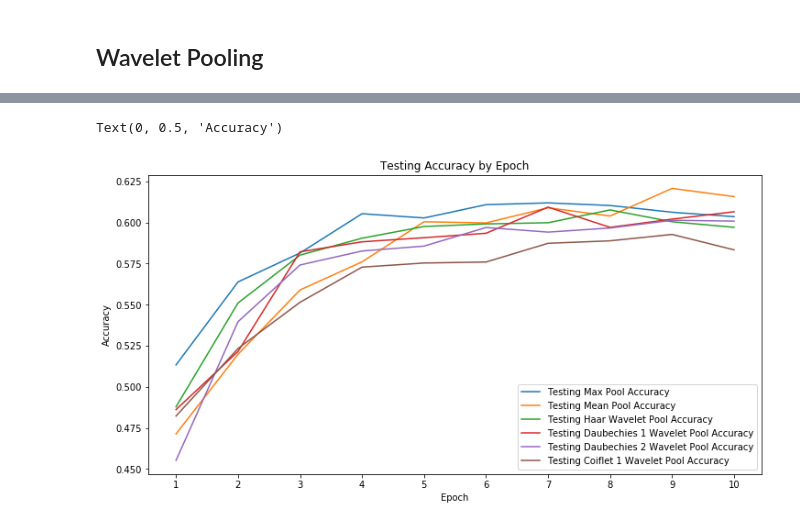
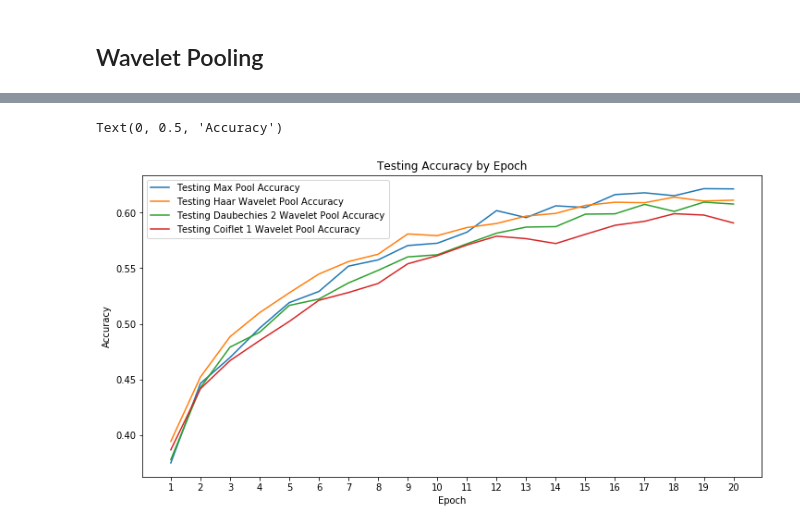
Before and after one commit to abhon/DSGA_1013_Final_Project, a Jupyter notebook: Code/Wavelet_CIFAR.ipynb, the cells around one changed output, grey strips where cells are left out. Cells and saved outputs as stored; diff of their text form; code cells hidden in the pictures.

Commit message:
Finish CIFAR accuracy tests

```diff
--- a/Code/Wavelet_CIFAR.ipynb
+++ b/Code/Wavelet_CIFAR.ipynb
@@ -267,12 +256,12 @@ meannet = MeanNet()
 train_loss = []
 run_loss = []
 test_loss = []
-test_accuracy = []
+mean_accuracy = []
 
 #loss function: Log Loss
 criterion = nn.CrossEntropyLoss()
 #stochastic gradient descent
-optimizer = optim.SGD(meannet.parameters(), lr=0.001, momentum=0.9)
+optimizer = optim.SGD(meannet.parameters(), lr=0.0001, momentum=0.9)
 
 
 for epoch in range(10):  # loop/over the dataset multiple times
@@ -323,7 +312,7 @@ for epoch in range(10):  # loop/over the dataset multiple times
 
 
 
-    test_accuracy.append(correct/ len(testloader.dataset))
+    mean_accuracy.append(correct/ len(testloader.dataset))
 
     print('Epoch %d, Training Loss:  %.3f, Testing Accuracy: %.3f' %
          (epoch + 1, training_loss / num_images, correct/ len(testloader.dataset)))
@@ -399,10 +386,10 @@ haar_accuracy = []
 #loss function: Log Loss
 criterion = nn.CrossEntropyLoss()
 #stochastic gradient descent
-optimizer = optim.SGD(Haarnet.parameters(), lr=0.001, momentum=0.9)
+optimizer = optim.SGD(Haarnet.parameters(), lr=0.0001, momentum=0.9)
 
 
-for epoch in range(10):  # loop/over the dataset multiple times
+for epoch in range(20):  # loop/over the dataset multiple times
     training_loss = 0
     running_loss = 0.0
     num_images = 0
@@ -649,10 +509,10 @@ db2_accuracy = []
 #loss function: Log Loss
 criterion = nn.CrossEntropyLoss()
 #stochastic gradient descent
-optimizer = optim.SGD(db2net.parameters(), lr=0.001, momentum=0.9)
+optimizer = optim.SGD(db2net.parameters(), lr=0.0001, momentum=0.9)
 
 
-for epoch in range(10):  # loop/over the dataset multiple times
+for epoch in range(20):  # loop/over the dataset multiple times
     training_loss = 0
     running_loss = 0.0
     num_images = 0
@@ -684,7 +544,6 @@ for epoch in range(10):  # loop/over the dataset multiple times
     testing_loss = 0
     correct = 0
 
-    correct = 0
     total = 0
     with torch.no_grad():
         for data in testloader:
@@ -776,10 +635,10 @@ coif1_accuracy = []
 #loss function: Log Loss
 criterion = nn.CrossEntropyLoss()
 #stochastic gradient descent
-optimizer = optim.SGD(coif1net.parameters(), lr=0.001, momentum=0.9)
+optimizer = optim.SGD(coif1net.parameters(), lr=0.0001, momentum=0.9)
 
 
-for epoch in range(10):  # loop/over the dataset multiple times
+for epoch in range(20):  # loop/over the dataset multiple times
     training_loss = 0
     running_loss = 0.0
     num_images = 0
@@ -810,8 +669,6 @@ for epoch in range(10):  # loop/over the dataset multiple times
 
     testing_loss = 0
     correct = 0
-
-    correct = 0
     total = 0
     with torch.no_grad():
         for data in testloader:
@@ -853,17 +710,17 @@ Epoch 10, Training Loss:  0.286, Testing Accuracy: 0.583
 Finished Training
 # %%
 plt.figure(figsize =(12,6))
-plt.plot(np.arange(1,11, step=1), max_pool_acc, label = 'Testing Max Pool Accuracy')
-plt.plot(np.arange(1,11, step=1), mean_pool_acc, label = 'Testing Mean Pool Accuracy')
-plt.plot(np.arange(1,11, step=1), haar_accuracy, label = 'Testing Haar Wavelet Pool Accuracy')
-plt.plot(np.arange(1,11, step=1), db1_accuracy, label = 'Testing Daubechies 1 Wavelet Pool Accuracy')
-plt.plot(np.arange(1,11, step=1), db2_accuracy, label = 'Testing Daubechies 2 Wavelet Pool Accuracy')
-plt.plot(np.arange(1,11, step=1), coif1_accuracy, label = 'Testing Coiflet 1 Wavelet Pool Accuracy')
+plt.plot(np.arange(1,21, step=1), max_accuracy, label = 'Testing Max Pool Accuracy')
+
+plt.plot(np.arange(1,21, step=1), haar_accuracy, label = 'Testing Haar Wavelet Pool Accuracy')
+
+plt.plot(np.arange(1,21, step=1), db2_accuracy, label = 'Testing Daubechies 2 Wavelet Pool Accuracy')
+plt.plot(np.arange(1,21, step=1), coif1_accuracy, label = 'Testing Coiflet 1 Wavelet Pool Accuracy')
 plt.title('Testing Accuracy by Epoch')
-plt.xticks(np.arange(1,11, step=1))
+plt.xticks(np.arange(1,21, step=1))
 plt.legend()
 plt.xlabel('Epoch')
 plt.ylabel('Accuracy')
 # %% [output]
 Text(0, 0.5, 'Accuracy')
-[figure, old version]
+[figure, new version]
```
Also changed, not shown: parts of 28 cells of this notebook, 3 other files.
